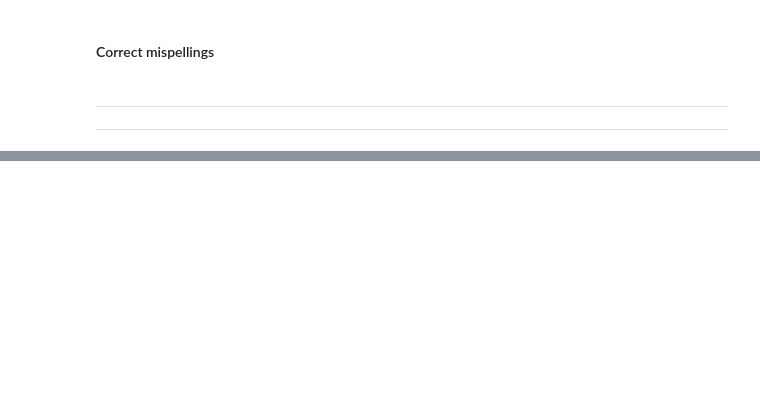
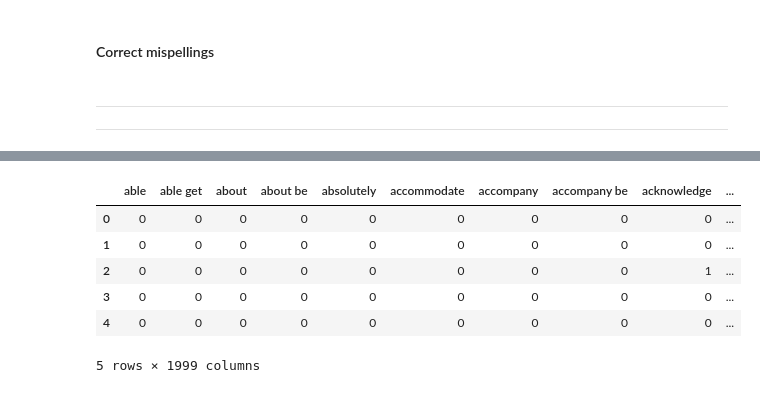
Before and after one commit to NormanHung/Practice-Twitter-Sentiment, a Jupyter notebook: Twitter Sentiment Analysys.ipynb, the cells around one changed output, grey strips where cells are left out. Cells and saved outputs as stored; diff of their text form; code cells hidden in the pictures; blank space fills up the shorter version.

```diff
--- a/Twitter Sentiment Analysys.ipynb
+++ b/Twitter Sentiment Analysys.ipynb
@@ -331,0 +277,3 @@ nltk.pos_tag(nltk.word_tokenize(TwitterData["full_text"][0]))
+# %%
+import pandas as pd
+TrainingData = pd.read_csv("YelpReviewData.csv", dtype = {"StarRating": "int8", "ReviewText":"str"})
@@ -331,0 +374,5 @@ nltk.pos_tag(nltk.word_tokenize(TwitterData["full_text"][0]))
+# %%
+from datetime import datetime
+print("Vectorizing Start. ", str(datetime.now()))
+TrainingDataWordCounts = GetPrincipalWordCounts(TrainingData.iloc[:1000, :], "ReviewText")
+print("Vectorizing End. ", str(datetime.now()))
@@ -331,0 +389,10 @@ nltk.pos_tag(nltk.word_tokenize(TwitterData["full_text"][0]))
+# %%
+TrainingDataWordCounts.head()
+# %% [output]
+|  | able | able get | about | about be | absolutely | accommodate | accompany | accompany be | acknowledge | ... |
+| 0 | 0 | 0 | 0 | 0 | 0 | 0 | 0 | 0 | 0 | ... |
+| 1 | 0 | 0 | 0 | 0 | 0 | 0 | 0 | 0 | 0 | ... |
+| 2 | 0 | 0 | 0 | 0 | 0 | 0 | 0 | 0 | 1 | ... |
+| 3 | 0 | 0 | 0 | 0 | 0 | 0 | 0 | 0 | 0 | ... |
+| 4 | 0 | 0 | 0 | 0 | 0 | 0 | 0 | 0 | 0 | ... |
+5 rows × 1999 columns
```
Also changed, not shown: parts of 100 cells of this notebook, 1 other file.
